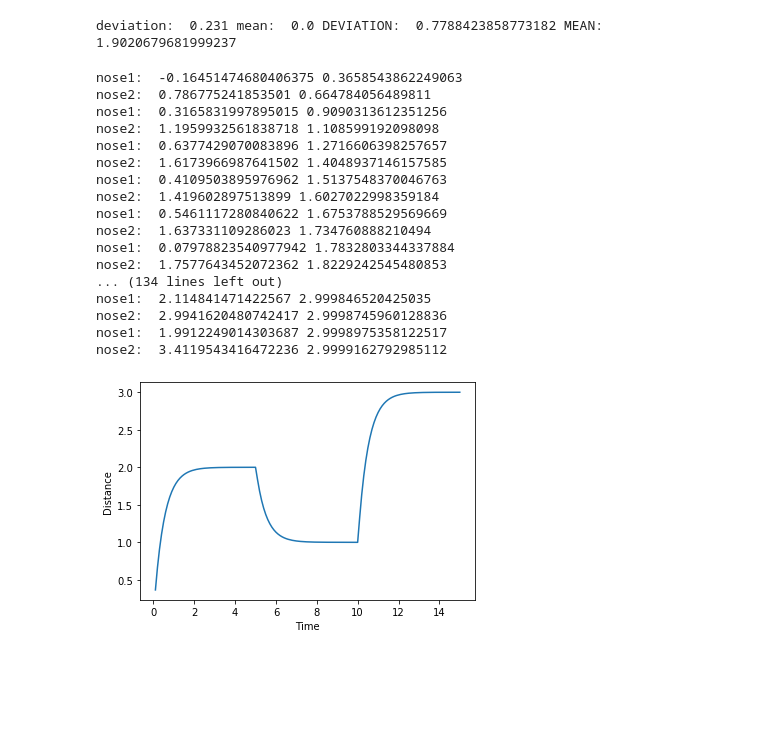
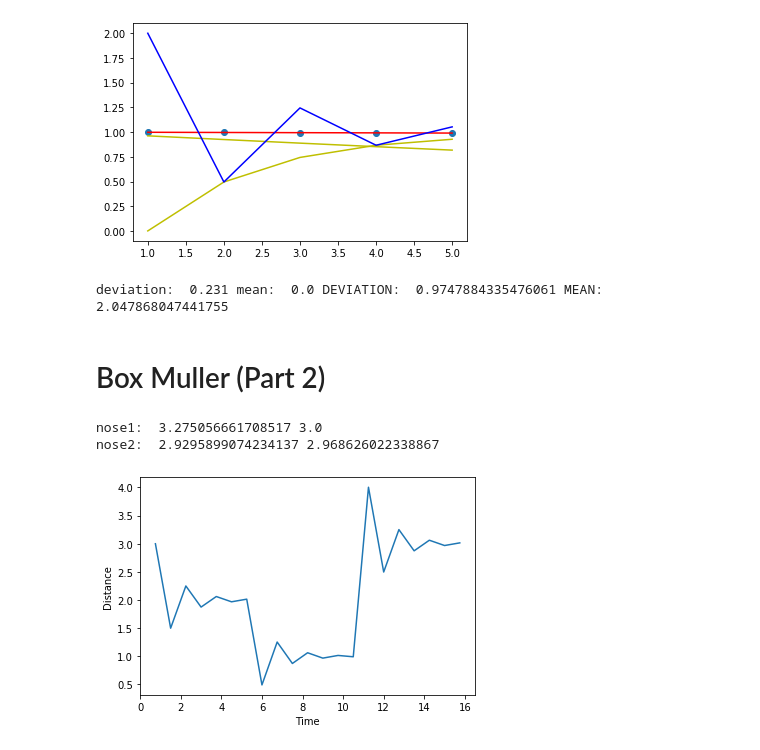
Before and after one commit to Kikumu/Computational-science-practice, a Jupyter notebook: Untitled.ipynb, the cells around one changed output. Drawn from its saved outputs; the diff is of its cells as text; code cells hidden in the pictures; blank space fills up the shorter version.

```diff
--- a/Untitled.ipynb
+++ b/Untitled.ipynb
@@ -97,0 +62,17 @@ Where it is:  2.999917953712541 Exact pos=  2.999999999999908 Time:  15.00999999
+# %%
+U_save1 = []
+t_save1 = []
+x_save1 = []
+x_exact_save1 = []
+
+
+##saves every time
+U_array1 = []
+t_array1 = []
+x_array1 = []
+x_exact_array1 = []
+
+#step size
+U_save1,t_save1,x_save1,x_exact_save1,U_array1,t_array1,x_array1,x_exact_array1=simulation(0,0,0.75)
+
+#0.35 for bell curve
@@ -114,65 +217,65 @@ plt.plot(x_axis,y_axis)
+# %%
+y_axis = error_diff1
+y = error_diff2
+y1 = error_diff3
+y2 = error_diff4
+y3 = error_diff5
+x_axis = x = error_x
+#x = t_array
+plt.plot(x,y3,"o") #actual
+plt.plot(x,y2,"y") #actual
+plt.plot(x,y1,"y") #actual
+plt.plot(x,y,"r")  #robot
+plt.plot(x_axis,y_axis,"b")#noise
+plt.show()
+# %% [output]
+[figure, added]
 # %%
 import statistics as stat
-std_dev1 = stat.stdev(x_array)
-_mean1 = stat.mean(x_array)
+std_dev1 = stat.stdev(x_array1)
+_mean1 = stat.mean(x_array1)
 
 std_dev = 0.231
 _mean = 0.0
 print("deviation: ",std_dev,"mean: ",_mean,"DEVIATION: ",std_dev1,"MEAN: ",_mean1)
 # %% [output]
-deviation:  0.231 mean:  0.0 DEVIATION:  0.7788423858773182 MEAN:  1.9020679681999237
+deviation:  0.231 mean:  0.0 DEVIATION:  0.9747884335476061 MEAN:  2.047868047441755
+# %% [markdown]
+# Box Muller (Part 2)
 # %%
 #BOX MULLER METHOD
 
 random_vals = []
-#random_vals[1,2,3,3]
 i = 0
 it = 0
-while i < len(x_save):
+while i < len(x_save1):
  if(it==0):
     z1 = rand.uniform(0,2*np.pi) #values from 0 to (2*np.pi) our a#
     b = std_dev*np.sqrt(-2*math.log(rand.uniform(0,1)))
     z2 = b *(math.sin(z1))+_mean
     z3 = b*(math.cos(z1))+_mean
-    noise = x_array[i] + z2
+    noise = x_array1[i] + z2
     random_vals.append(noise)
-    print("nose1: ",noise,x_save[i])
+    print("nose1: ",noise,x_array1[i])
     it = 1
     i = i + 1
-     #dividenoise by 10 for "scaling" to step size?....
-   # print("nose1: ",noise/10,x_exact_array[i])
  else:
     it = 0
-    noise = x_save[i] + z3
+    noise = x_save1[i] + z3
     random_vals.append(noise)
-    print("nose2: ",noise,x_save[i])
+    print("nose2: ",noise,x_save1[i])
     i = i + 1
     #print("nose2: ",noise,x_array[i])
 
 #meu is mean sigma is std deviation
-y_axis = x_save
-x_axis = t_save
+y_axis = x_array1
+x_axis = t_array1
 plt.xlabel("Time")
 plt.ylabel("Distance")
 #plt.plot(random_vals,color ="red")
 plt.plot(x_axis,y_axis,)
 plt.show()
 # %% [output]
-nose1:  -0.16451474680406375 0.3658543862249063
-nose2:  0.786775241853501 0.664784056489811
-nose1:  0.3165831997895015 0.9090313612351256
-nose2:  1.1959932561838718 1.108599192098098
-nose1:  0.6377429070083896 1.2716606398257657
-nose2:  1.6173966987641502 1.4048937146157585
-nose1:  0.4109503895976962 1.5137548370046763
-nose2:  1.419602897513899 1.6027022998359184
-nose1:  0.5461117280840622 1.6753788529569669
-nose2:  1.637331109286023 1.734760888210494
-nose1:  0.07978823540977942 1.7832803344337884
-nose2:  1.7577643452072362 1.8229242545480853
-... (134 lines left out)
-nose1:  2.114841471422567 2.999846520425035
-nose2:  2.9941620480742417 2.9998745960128836
-nose1:  1.9912249014303687 2.9998975358122517
-nose2:  3.4119543416472236 2.9999162792985112
+nose1:  3.275056661708517 3.0
+nose2:  2.9295899074234137 2.968626022338867
-[figure, old version]
+[figure, new version]
```
Also changed, not shown: parts of 31 cells of this notebook.
